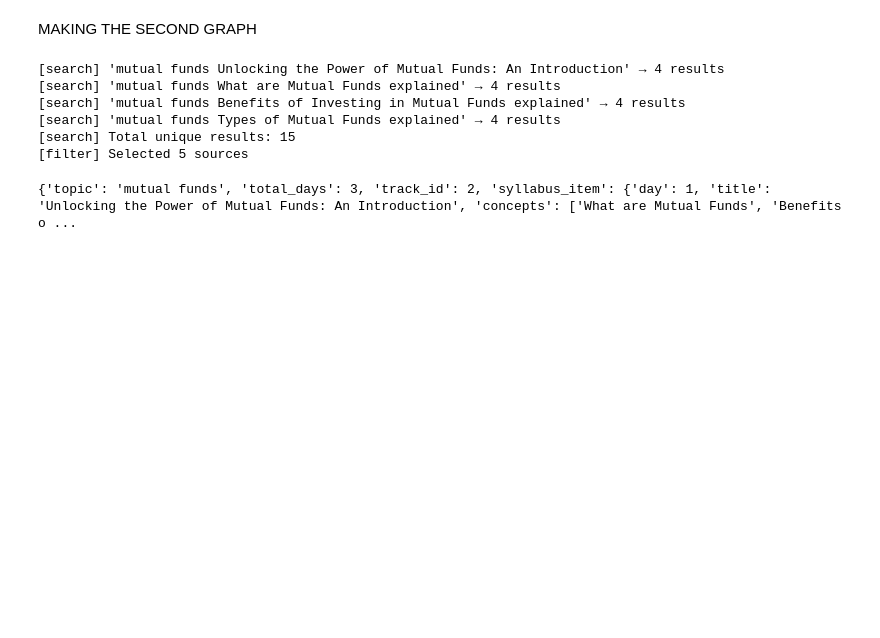
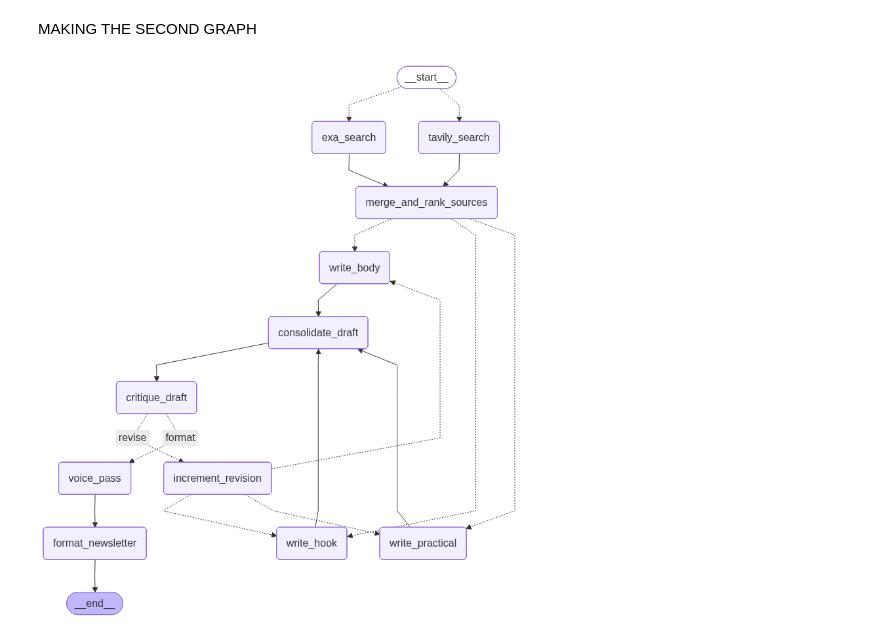
Before and after one commit to Sagnik2503/LearnFLow, a Jupyter notebook: test.ipynb, the cells around one changed output. Saved outputs shown, nothing was run; the diff lists cells and outputs as text; code cells hidden in the pictures; blank space fills up the shorter version.

```diff
--- a/test.ipynb
+++ b/test.ipynb
@@ -508,0 +799,3 @@ practical = raw.split("PRACTICAL:")[1].split("SOURCES:")[0].strip().replace("##"
+# %%
+def increment_revision(state: DailyContentState) -> dict:
+    return {"revision_count": state.get("revision_count", 0) + 1}
@@ -509,3 +855,40 @@ practical = raw.split("PRACTICAL:")[1].split("SOURCES:")[0].strip().replace("##"
+# %%
+def format_newsletter(state: DailyContentState) -> dict:
+    """Pure Python — render approved sections into clean newsletter markdown."""
+    item    = state["syllabus_item"]
+    sources = state.get("sources", [])
+
+    source_lines = "\n".join(
+        f"- [{s['title']}]({s['url']})"
+        for s in sources
+    )
+
+    newsletter = f"""# Day {item['day']} of {state['total_days']} — {item['title']}
+*{state['topic']}*
+
+---
+
+{state['card_hook']}
+
+---
+
+{state['card_body']}
+
+---
+
+**Try this today**
+
+{state['card_practical']}
+
+---
+
+**Sources**
+
+{source_lines}
+"""
+
+    print("[format] Newsletter markdown ready")
+    return {"newsletter_md": newsletter, "card_ready": True}
 # %%
 def build_graph():
     g = StateGraph(DailyContentState)
@@ -526,30 +969,5 @@ graph = build_graph()
-# %%
-result = graph.invoke({
-
-
-        "topic":            result['topic'],
-        "total_days":       result['total_days'],
-        "track_id":         result['track_id'],
-        "syllabus_item":    result['syllabus'][0],
-        "previous_title":   "",
-        "search_results":   [],
-        "filtered_sources": [],
-        "messages":         [],
-        "card_hook":        "",
-        "card_body":        "",
-        "card_practical":   "",
-        "sources":          [],
-        "card_ready":       False,
-    }
-)
-# %% [output]
-[search] 'mutual funds Unlocking the Power of Mutual Funds: An Introduction' → 4 results
-[search] 'mutual funds What are Mutual Funds explained' → 4 results
-[search] 'mutual funds Benefits of Investing in Mutual Funds explained' → 4 results
-[search] 'mutual funds Types of Mutual Funds explained' → 4 results
-[search] Total unique results: 15
-[filter] Selected 5 sources
-# %%
-print(result)
-# %% [output]
-{'topic': 'mutual funds', 'total_days': 3, 'track_id': 2, 'syllabus_item': {'day': 1, 'title': 'Unlocking the Power of Mutual Funds: An Introduction', 'concepts': ['What are Mutual Funds', 'Benefits o ...
+# %%
+card_writer=build_graph()
+display(Image(card_writer.get_graph().draw_mermaid_png()))
+# %% [output]
+[figure, added]
```
Also changed, not shown: parts of 24 cells of this notebook.
